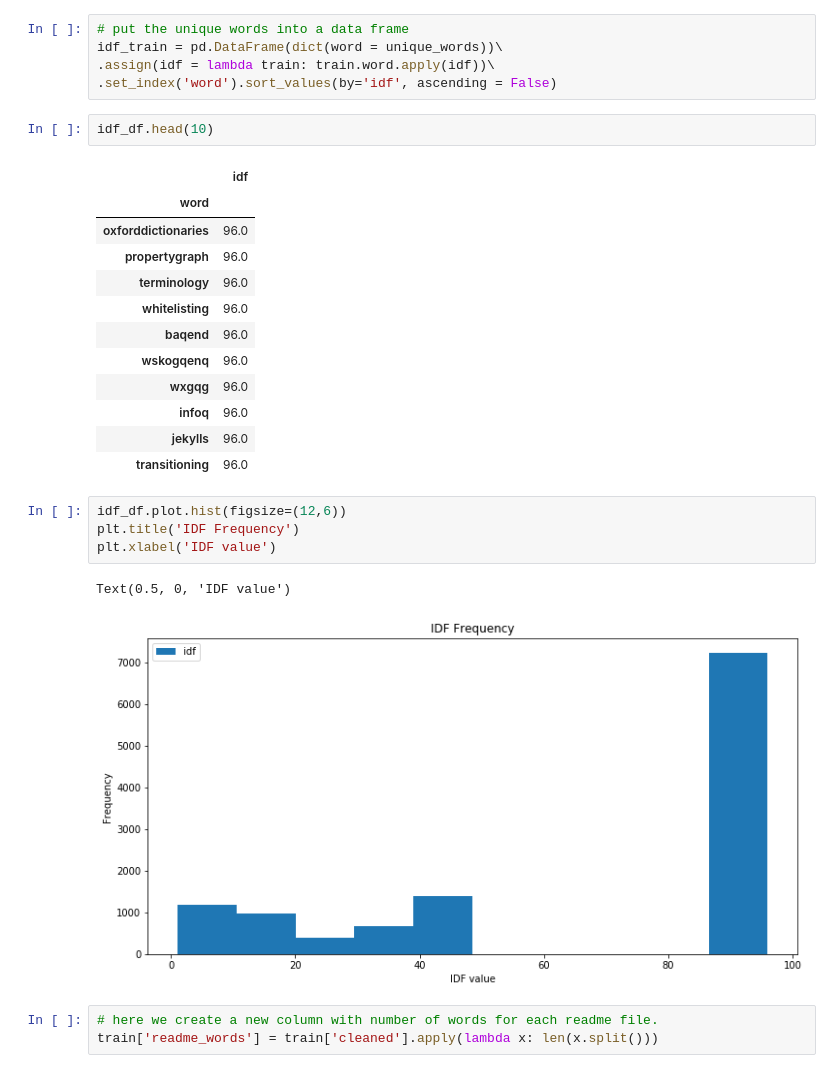
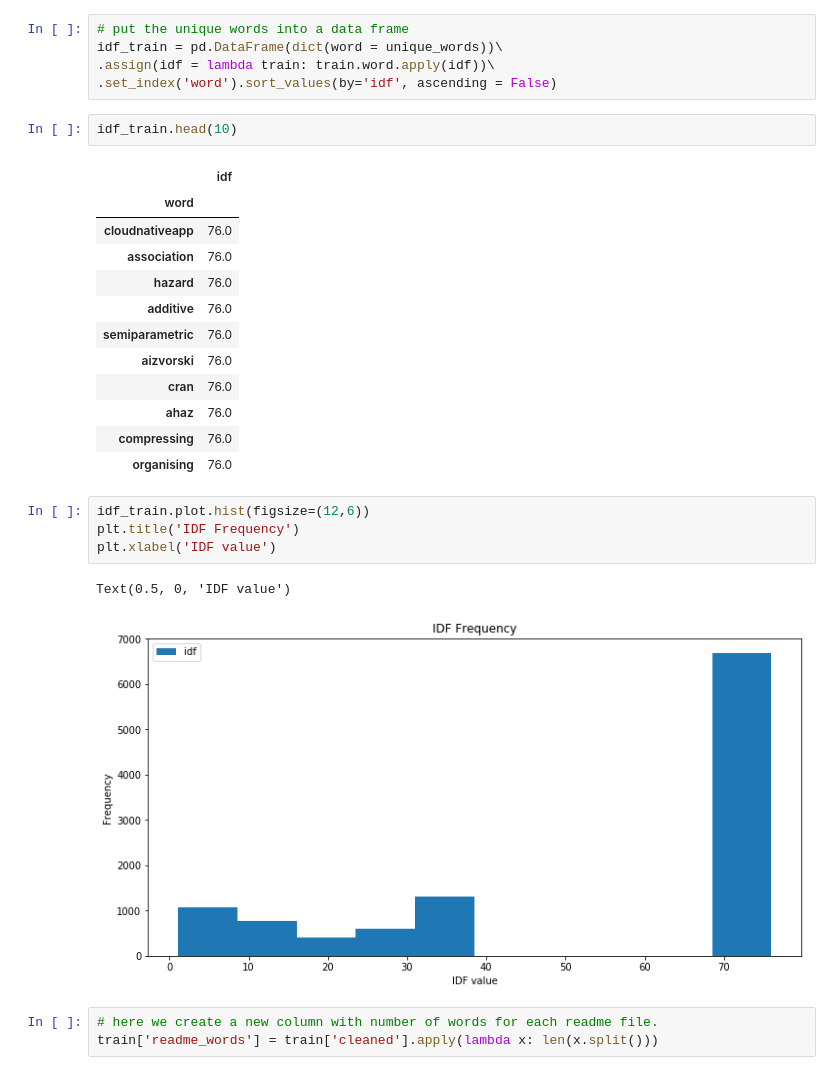
Before and after one commit to The-Tree-Muskeeters/git-language, a Jupyter notebook: nlp_project_ravinder.ipynb, the cells around one changed output. Saved outputs shown, nothing was run; the diff lists cells and outputs as text.

```diff
--- a/nlp_project_ravinder.ipynb
+++ b/nlp_project_ravinder.ipynb
@@ -272,27 +273,27 @@ idf_train = pd.DataFrame(dict(word = unique_words))\
 .assign(idf = lambda train: train.word.apply(idf))\
 .set_index('word').sort_values(by='idf', ascending = False)
 # %%
-idf_df.head(10)
+idf_train.head(10)
 # %% [output]
 |  | idf |
 | word |  |
-| oxforddictionaries | 96.0 |
-| propertygraph | 96.0 |
-| terminology | 96.0 |
-| whitelisting | 96.0 |
-| baqend | 96.0 |
-| wskogqenq | 96.0 |
-| wxgqg | 96.0 |
-| infoq | 96.0 |
-| jekylls | 96.0 |
-| transitioning | 96.0 |
+| cloudnativeapp | 76.0 |
+| association | 76.0 |
+| hazard | 76.0 |
+| additive | 76.0 |
+| semiparametric | 76.0 |
+| aizvorski | 76.0 |
+| cran | 76.0 |
+| ahaz | 76.0 |
+| compressing | 76.0 |
+| organising | 76.0 |
 # %%
-idf_df.plot.hist(figsize=(12,6))
+idf_train.plot.hist(figsize=(12,6))
 plt.title('IDF Frequency')
 plt.xlabel('IDF value')
 # %% [output]
 Text(0.5, 0, 'IDF value')
-[figure, old version]
+[figure, new version]
 # %%
 # here we create a new column with number of words for each readme file.
 train['readme_words'] = train['cleaned'].apply(lambda x: len(x.split()))
```
Also changed, not shown: parts of 12 cells of this notebook.
